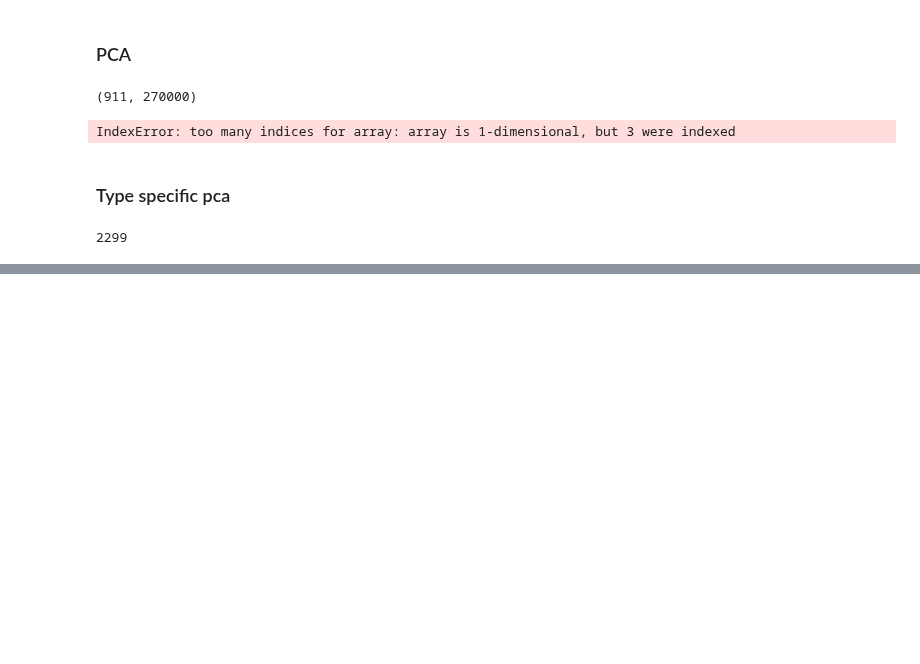
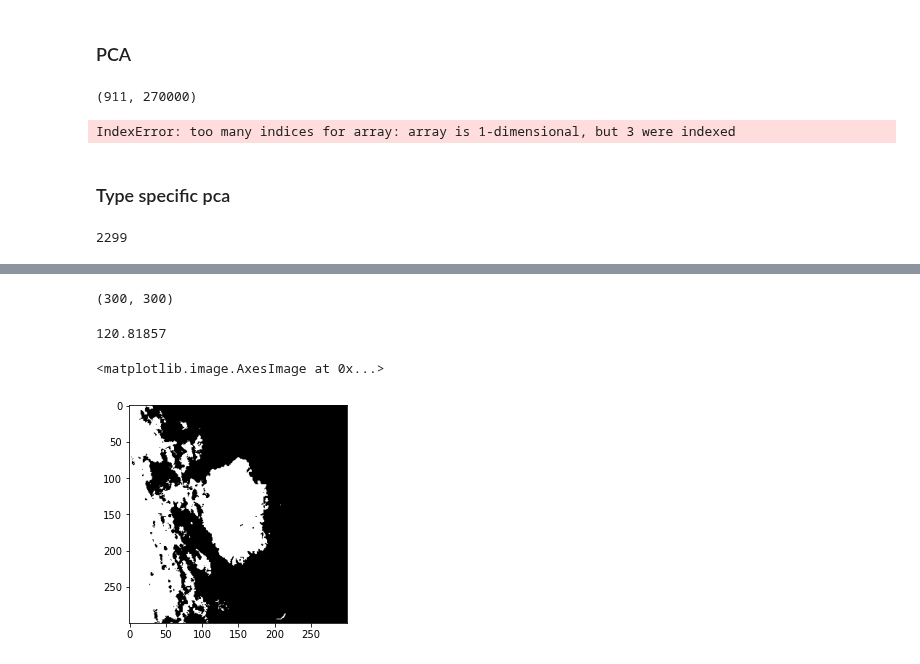
Before and after one commit to julielhagen/First-Year-Project, a Jupyter notebook: Segmentation.ipynb, the cells around one changed output, grey strips where cells are left out. Saved outputs shown, nothing was run; the diff lists cells and outputs as text; code cells hidden in the pictures; blank space fills up the shorter version.

```diff
--- a/Segmentation.ipynb
+++ b/Segmentation.ipynb
@@ -216,0 +250,20 @@ len(images_ack)+len(images_bcc)+len(images_mel)+len(images_nev)+len(images_scc)+
+# %%
+# Thresholds
+im_gray = rgb2gray(im)*256
+val = filters.threshold_otsu(im_gray)
+
+val0 = filters.threshold_otsu(im[:,:,0]*256)
+val1 = filters.threshold_otsu(im[:,:,1]*256)
+val2 = filters.threshold_otsu(im[:,:,2]*256)
+# %%
+np.shape(im_mask)
+# %% [output]
+(300, 300)
+# %%
+im_mask = (im_gray < val-10)
+print(val)
+plt.imshow(im_mask, cmap='gray')
+# %% [output]
+120.81857
+<matplotlib.image.AxesImage at 0x...>
+[figure, added]
```
Also changed, not shown: parts of 19 cells of this notebook.
